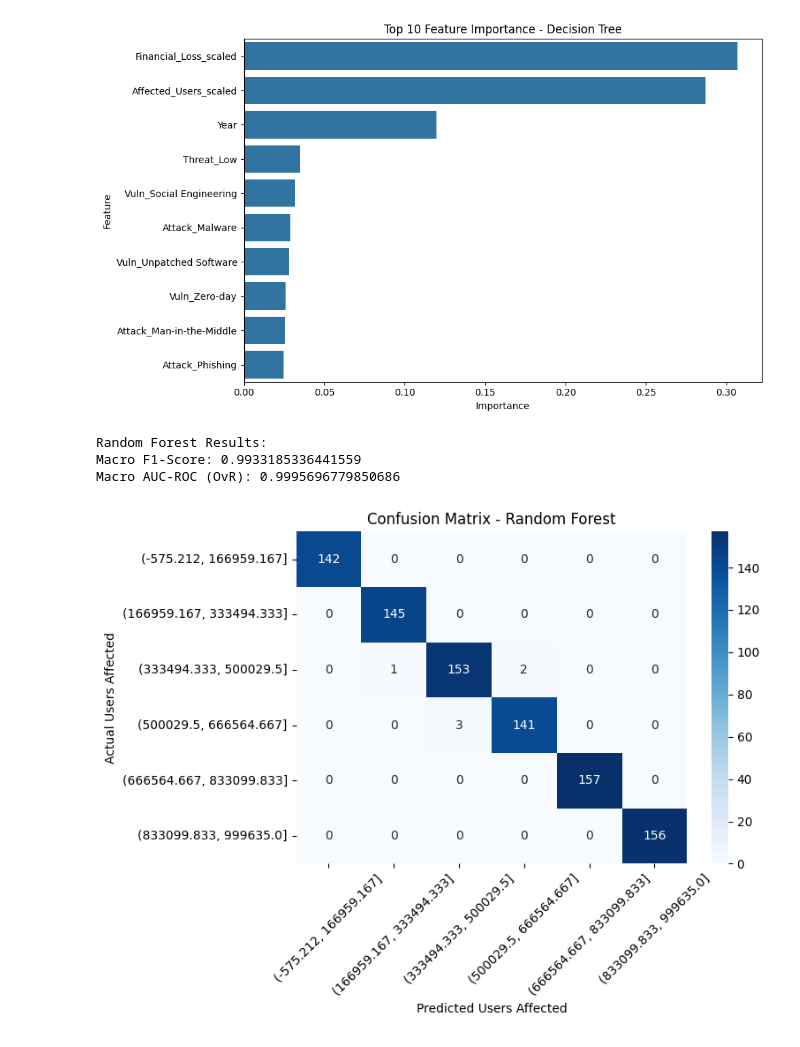
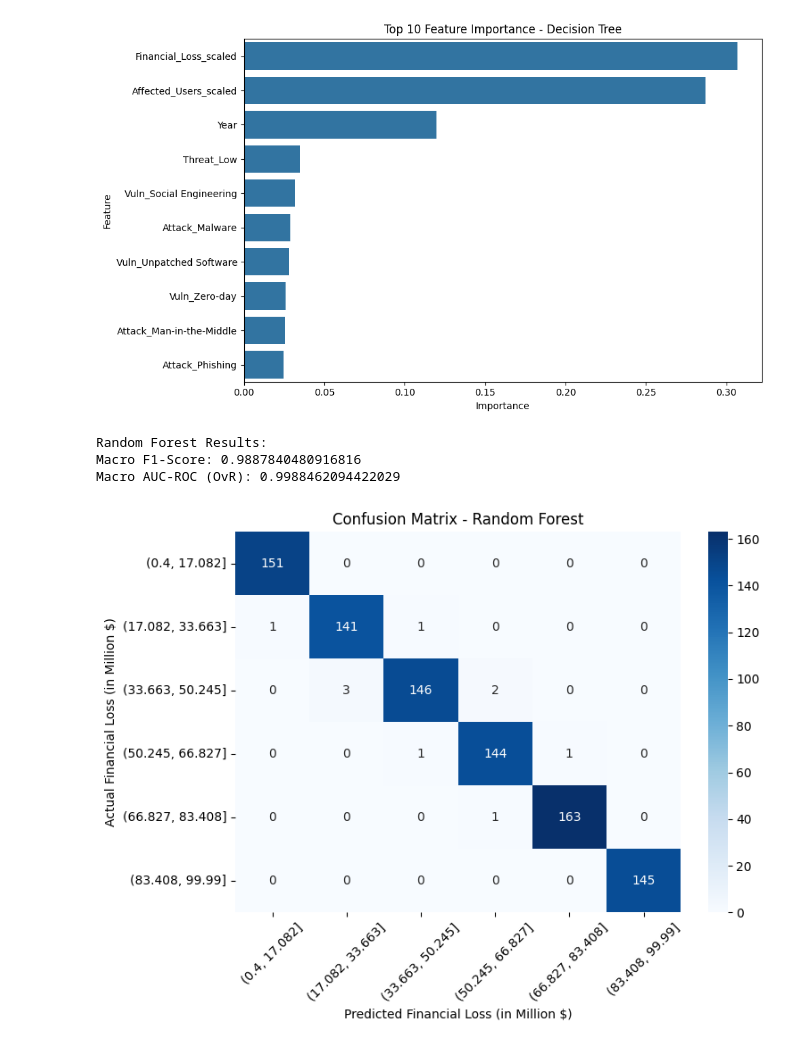
Before and after one commit to brosenthal140/cap4770-cyber-threats, a Jupyter notebook: Group10.ipynb, the cells around one changed output. Drawn from its saved outputs; the diff is of its cells as text; code cells hidden in the pictures.

Commit message:
Switch to Financial Loss model

```diff
--- a/Group10.ipynb
+++ b/Group10.ipynb
@@ -275,7 +277,7 @@ X = df_encoded.drop(columns=['Target Industry', 'Country', 'Attack Source',
                            'Financial Loss (in Million $)', 'Number of Affected Users', 'Attack Source'])
 # Split data into bins
 df_encoded['LossBin'] = pd.cut(
-    df_encoded['Number of Affected Users'],
+    df_encoded['Financial Loss (in Million $)'],
     bins=6,
     labels=False,
     include_lowest=True
@@ -283,7 +285,7 @@ df_encoded['LossBin'] = pd.cut(
 
 # Prepare features (X) and the new binned target (y)
 X = df_encoded.drop(columns=[
-    'Number of Affected Users',
+    'Financial Loss (in Million $)',
     'LossBin',
 ])
 X = pd.get_dummies(X, drop_first=True)
@@ -292,37 +294,37 @@ y = df_encoded['LossBin']
 
 # Split data
 X_train, X_test, y_train, y_test = train_test_split(X, y, test_size=0.3, random_state=42)
 
 # Train Random Forest (Financial Loss)
 random_forest_model = RandomForestClassifier(random_state=0)
 random_forest_model.fit(X_train, y_train)
 
 # Predictions and metrics
 y_pred = random_forest_model.predict(X_test)
 print("Random Forest Results:")
 print("Macro F1-Score:", f1_score(y_test, y_pred, average='macro'))
 print("Macro AUC-ROC (OvR):", roc_auc_score(y_test, random_forest_model.predict_proba(X_test), multi_class='ovr'))
 
 # Get bin intervals
 bin_intervals = pd.cut(
-    df_encoded['Number of Affected Users'],
+    df_encoded['Financial Loss (in Million $)'],
     bins=6,
     include_lowest=True
 ).cat.categories.astype(str).tolist()
 
 # Confusion matrix
 cm = confusion_matrix(y_test, y_pred)
 plt.figure(figsize=(8, 6))
 sns.heatmap(cm, annot=True, fmt='d', cmap='Blues', xticklabels=bin_intervals, yticklabels=bin_intervals)
 plt.title('Confusion Matrix - Random Forest')
-plt.xlabel('Predicted Users Affected')
-plt.ylabel('Actual Users Affected')
+plt.xlabel('Predicted Financial Loss (in Million $)')
+plt.ylabel('Actual Financial Loss (in Million $)')
 plt.xticks(rotation=45)
 plt.tight_layout()
-plt.savefig('confusion_matrix_randomforest.png')
+plt.savefig('confusion_matrix_randomforest_financial_loss.png')
 plt.show()
 # %% [output]
 Random Forest Results:
-Macro F1-Score: 0.9933185336441559
-Macro AUC-ROC (OvR): 0.9995696779850686
+Macro F1-Score: 0.9887840480916816
+Macro AUC-ROC (OvR): 0.9988462094422029
-[figure, old version]
+[figure, new version]
```
Also changed, not shown: parts of 1 cell of this notebook.
